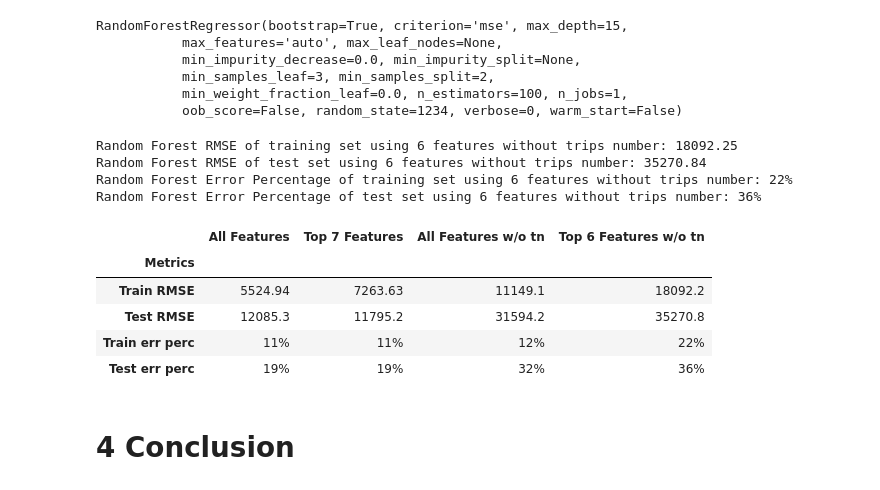
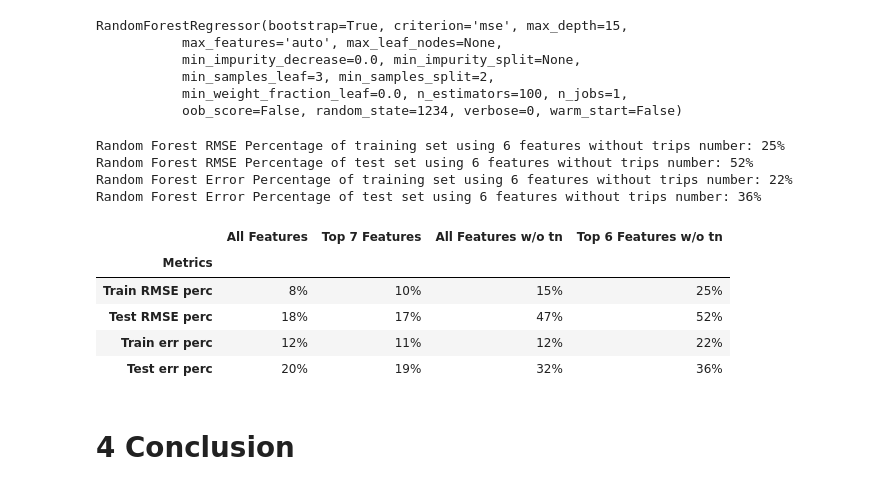
Before and after one commit to leon-lee-jl/MoBike, a Jupyter notebook: MoBike V1.0.ipynb, the cells around one changed output. Saved outputs shown, nothing was run; the diff lists cells and outputs as text; code cells hidden in the pictures.

```diff
--- a/MoBike V1.0.ipynb
+++ b/MoBike V1.0.ipynb
@@ -1356,8 +1357,8 @@ def caculateratio(clf, feature, target):
     return compare_predict
 # %%
 # remove unnecessary columns
-train_X = bdata_train.drop(['duration', 'bike_group'], axis=1)
-test_X = bdata_test.drop(['duration', 'bike_group'], axis=1)
+train_X = bdata_train.drop(['Unnamed: 0','duration', 'bike_group'], axis=1)
+test_X = bdata_test.drop(['Unnamed: 0','duration', 'bike_group'], axis=1)
 train_y = bdata_train['duration']
 test_y = bdata_test['duration']
 
@@ -1937,17 +1936,17 @@ train_X6.head(2)
 | 0 | 465.611111 | 6.3 | 60.754700 | 0.25 | 363.833333 | ... |
 | 1 | 55.333333 | 5.8 | 79.236954 | 0.50 | 65.166667 | ... |
 # %%
-# Before moving on, we get the RMSE for train/test sets using ALL feature (without trips number) with optimal hyperparameters
+# Before moving on, we get the RMSE ratio for train/test sets using ALL feature (without trips number) with optimal hyperparameters
 
-# train RMSE
+# train RMSE ratio
 y_train_predict_wt_tn = clf_RF_wt_tn.predict(train_X_wt_tn)
-rmse_train_wt_tn = compute_rmse(y_train_predict_wt_tn, train_y)
+rmse_ratio_train_wt_tn = compute_rmse_ratio(y_train_predict_wt_tn, train_y)
 
-# test RMSE
+# test RMSE ratio
 y_test_predict_wt_tn = clf_RF_wt_tn.predict(test_X_wt_tn)
-rmse_test_wt_tn = compute_rmse(y_test_predict_wt_tn, test_y)
-print("Random Forest RMSE of training set using ALL features without trips number: {:.2f}".format(rmse_train_wt_tn))
-print("Random Forest RMSE of test set using ALL features without trips number: {:.2f}".format(rmse_test_wt_tn))
+rmse_ratio_test_wt_tn = compute_rmse_ratio(y_test_predict_wt_tn, test_y)
+print("Random Forest RMSE Percentage of training set using ALL features without trips number: {:.0%}".format(rmse_ratio_train_wt_tn))
+print("Random Forest RMSE Percentage of test set using ALL features without trips number: {:.0%}".format(rmse_ratio_test_wt_tn))
 
 # Error Ratio
 err_ratio_train_wt_tn = np.median(caculateratio(clf_RF_wt_tn, train_X_wt_tn, train_y).abs_ratio)
@@ -1986,17 +1985,17 @@ RandomForestRegressor(bootstrap=True, criterion='mse', max_depth=15,
            min_weight_fraction_leaf=0.0, n_estimators=100, n_jobs=1,
            oob_score=False, random_state=1234, verbose=0, warm_start=False)
 # %%
-# get the RMSE for train/test sets using 6 features with optimal hyperparameters (without trips number)
+# get the RMSE ratio for train/test sets using 6 features with optimal hyperparameters (without trips number)
 
-# train accuracy with 6 features
+# train RMSE ratito with 6 features
 y_train_predict_6 = clf_RF_6.predict(train_X6)
-rmse_train_6 = compute_rmse(y_train_predict_6, train_y)
+rmse_ratio_train_6 = compute_rmse_ratio(y_train_predict_6, train_y)
 
-# test accuracy with 6 features
+# test RMSE ratio with 6 features
 y_test_predict_6 = clf_RF_6.predict(test_X6)
-rmse_test_6 = compute_rmse(y_test_predict_6, test_y)
-print("Random Forest RMSE of training set using 6 features without trips number: {:.2f}".format(rmse_train_6))
-print("Random Forest RMSE of test set using 6 features without trips number: {:.2f}".format(rmse_test_6))
+rmse_ratio_test_6 = compute_rmse_ratio(y_test_predict_6, test_y)
+print("Random Forest RMSE Percentage of training set using 6 features without trips number: {:.0%}".format(rmse_ratio_train_6))
+print("Random Forest RMSE Percentage of test set using 6 features without trips number: {:.0%}".format(rmse_ratio_test_6))
 
 # Error Ratio
 err_ratio_train_6 = np.median(caculateratio(clf_RF_6, train_X6, train_y).abs_ratio)
@@ -2004,35 +2003,37 @@ err_ratio_test_6 = np.median(caculateratio(clf_RF_6, test_X6, test_y).abs_ratio)
 print("Random Forest Error Percentage of training set using 6 features without trips number: {:.0%}".format(err_ratio_train_6))
 print("Random Forest Error Percentage of test set using 6 features without trips number: {:.0%}".format(err_ratio_test_6))
 # %% [output]
-Random Forest RMSE of training set using 6 features without trips number: 18092.25
-Random Forest RMSE of test set using 6 features without trips number: 35270.84
+Random Forest RMSE Percentage of training set using 6 features without trips number: 25%
+Random Forest RMSE Percentage of test set using 6 features without trips number: 52%
 Random Forest Error Percentage of training set using 6 features without trips number: 22%
 Random Forest Error Percentage of test set using 6 features without trips number: 36%
 # %%
-row_idx = ['Train RMSE', 'Test RMSE', 'Train err perc', 'Test err perc']
-all_features_RF = [rmse_train, rmse_test, err_ratio_train, err_ratio_test]
-important_features_RF = [rmse_train_7, rmse_test_7, err_ratio_train_7, err_ratio_test_7]
-all_feature_wt_tn_RF = [rmse_train_wt_tn, rmse_test_wt_tn, err_ratio_train_wt_tn, err_ratio_test_wt_tn]
-important_features_wt_tn_RF = [rmse_train_6, rmse_test_6, err_ratio_train_6, err_ratio_test_6]
+row_idx = ['Train RMSE perc', 'Test RMSE perc', 'Train err perc', 'Test err perc']
+all_features_RF = [rmse_ratio_train, rmse_ratio_test, err_ratio_train, err_ratio_test]
+important_features_RF = [rmse_ratio_train_7, rmse_ratio_test_7, err_ratio_train_7, err_ratio_test_7]
+all_feature_wt_tn_RF = [rmse_ratio_train_wt_tn, rmse_ratio_test_wt_tn, err_ratio_train_wt_tn, err_ratio_test_wt_tn]
+important_features_wt_tn_RF = [rmse_ratio_train_6, rmse_ratio_test_6, err_ratio_train_6, err_ratio_test_6]
 forest_metrics_compare = pd.DataFrame({'Metrics': row_idx,
                              'All Features': all_features_RF,
                              'Top 7 Features': important_features_RF,
                              'All Features w/o tn': all_feature_wt_tn_RF,
                              'Top 6 Features w/o tn': important_features_wt_tn_RF
                               })
 cols = ['All Features', 'Top 7 Features', 'All Features w/o tn', 'Top 6 Features w/o tn', 'Metrics']
 forest_metrics_compare = forest_metrics_compare[cols]
 forest_metrics_compare = forest_metrics_compare.set_index(['Metrics'])
+forest_metrics_compare.iloc[0] = (forest_metrics_compare.iloc[0].apply('{:.0%}'.format))
+forest_metrics_compare.iloc[1] = (forest_metrics_compare.iloc[1].apply('{:.0%}'.format))
 forest_metrics_compare.iloc[2] = (forest_metrics_compare.iloc[2].apply('{:.0%}'.format))
 forest_metrics_compare.iloc[3] = (forest_metrics_compare.iloc[3].apply('{:.0%}'.format))
 forest_metrics_compare.style.set_properties(**{'text-align': 'right'})
 # %% [output]
 |  | All Features | Top 7 Features | All Features w/o tn | Top 6 Features w/o tn |
 | Metrics |  |  |  |  |
-| Train RMSE | 5524.94 | 7263.63 | 11149.1 | 18092.2 |
-| Test RMSE | 12085.3 | 11795.2 | 31594.2 | 35270.8 |
-| Train err perc | 11% | 11% | 12% | 22% |
-| Test err perc | 19% | 19% | 32% | 36% |
+| Train RMSE perc | 8% | 10% | 15% | 25% |
+| Test RMSE perc | 18% | 17% | 47% | 52% |
+| Train err perc | 12% | 11% | 12% | 22% |
+| Test err perc | 20% | 19% | 32% | 36% |
 # %% [markdown]
 # 4 Conclusion
 # %% [markdown]
```
Also changed, not shown: parts of 20 cells of this notebook.
